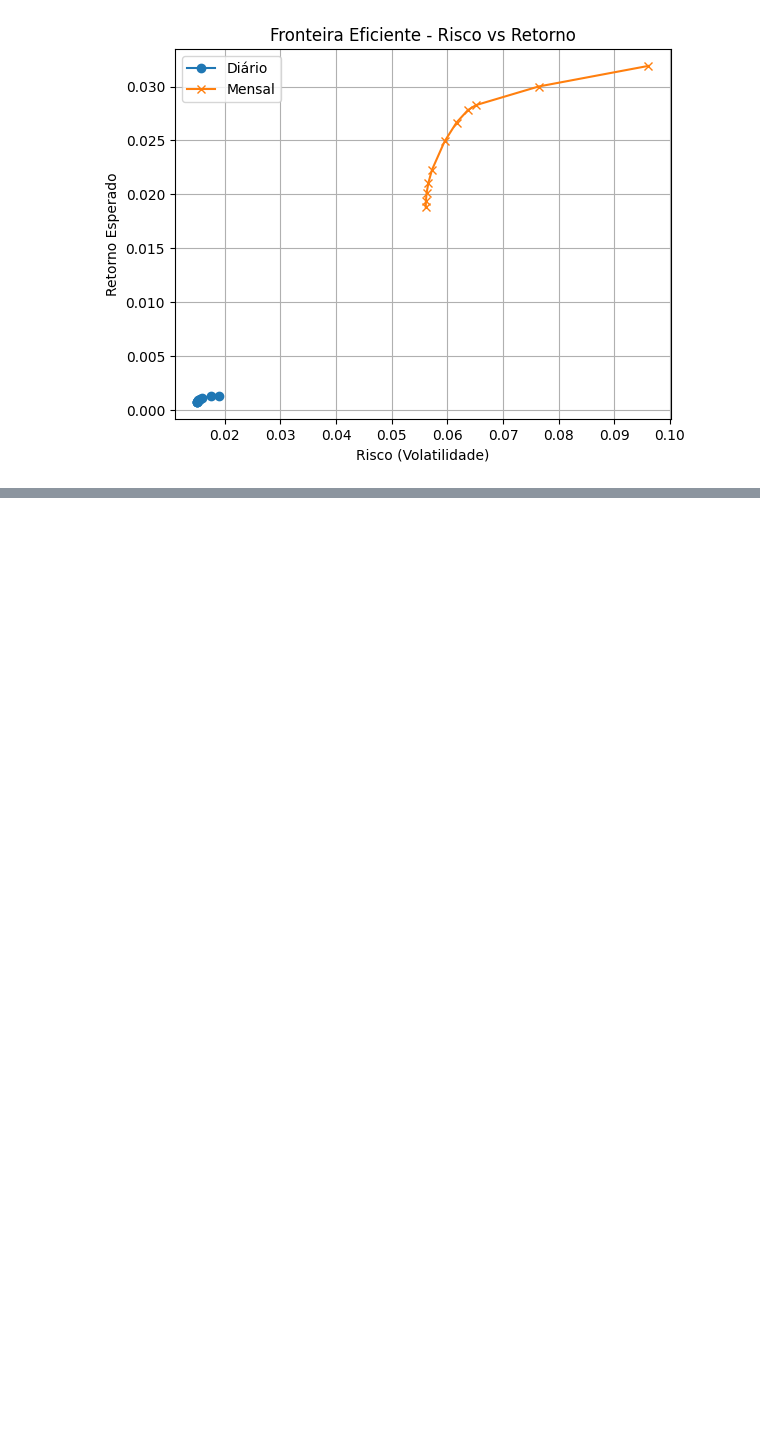
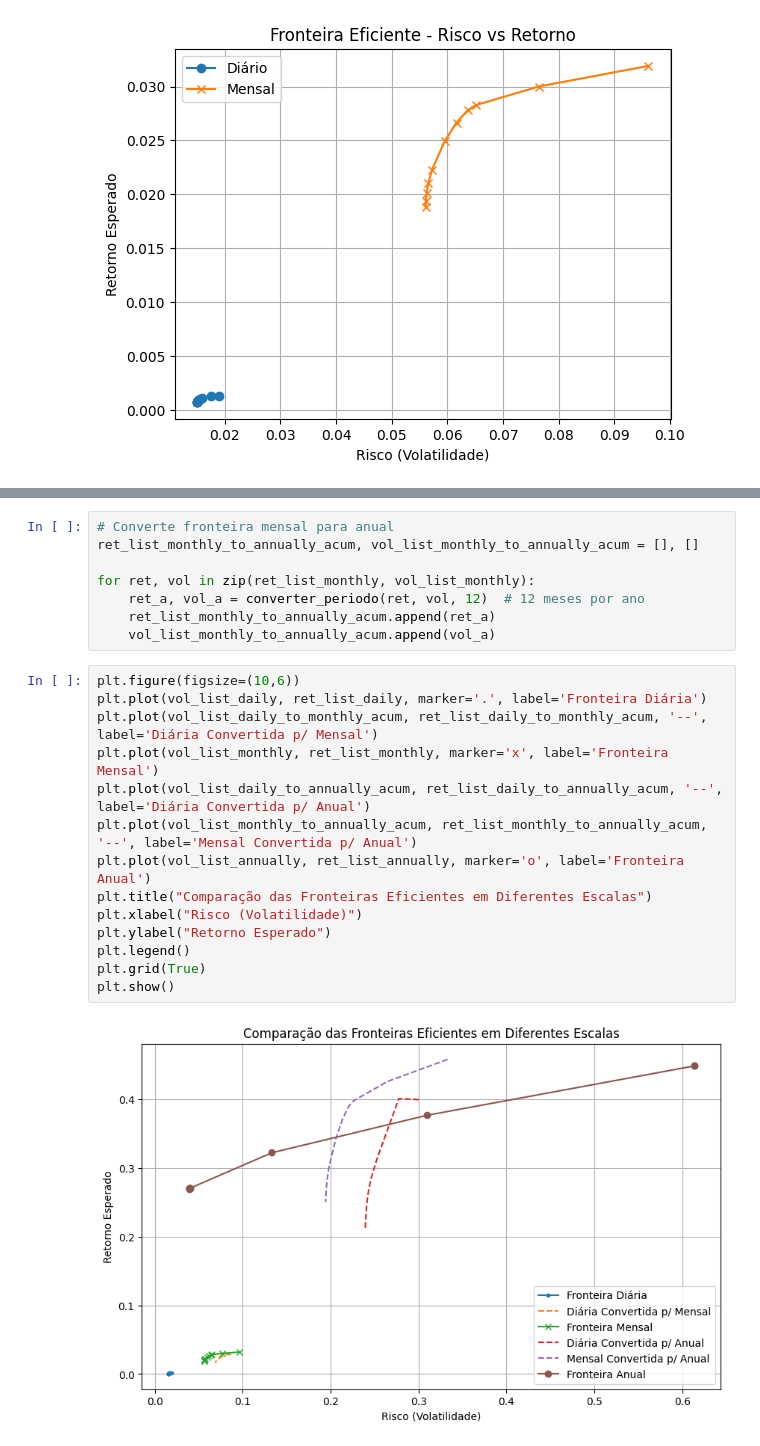
Before and after one commit to maronect/deep_learning_finance, a Jupyter notebook: notebooks/01-markowitz_optimization.ipynb, the cells around one changed output, grey strips where cells are left out. Drawn from its saved outputs; the diff is of its cells as text; blank space fills up the shorter version.

```diff
--- a/notebooks/01-markowitz_optimization.ipynb
+++ b/notebooks/01-markowitz_optimization.ipynb
@@ -184 +193,25 @@ vol_list_daily_acum
+# %%
+# Converte fronteira mensal para anual
+ret_list_monthly_to_annually_acum, vol_list_monthly_to_annually_acum = [], []
+
+for ret, vol in zip(ret_list_monthly, vol_list_monthly):
+    ret_a, vol_a = converter_periodo(ret, vol, 12)  # 12 meses por ano
+    ret_list_monthly_to_annually_acum.append(ret_a)
+    vol_list_monthly_to_annually_acum.append(vol_a)
+# %%
+plt.figure(figsize=(10,6))
+plt.plot(vol_list_daily, ret_list_daily, marker='.', label='Fronteira Diária')
+plt.plot(vol_list_daily_to_monthly_acum, ret_list_daily_to_monthly_acum, '--', label='Diária Convertida p/ Mensal')
+plt.plot(vol_list_monthly, ret_list_monthly, marker='x', label='Fronteira Mensal')
+plt.plot(vol_list_daily_to_annually_acum, ret_list_daily_to_annually_acum, '--', label='Diária Convertida p/ Anual')
+plt.plot(vol_list_monthly_to_annually_acum, ret_list_monthly_to_annually_acum, '--', label='Mensal Convertida p/ Anual')
+plt.plot(vol_list_annually, ret_list_annually, marker='o', label='Fronteira Anual')
+plt.title("Comparação das Fronteiras Eficientes em Diferentes Escalas")
+plt.xlabel("Risco (Volatilidade)")
+plt.ylabel("Retorno Esperado")
+plt.legend()
+plt.grid(True)
+plt.show()
+# %% [output]
+[figure, added]
 # %%
```
Also changed, not shown: parts of 14 cells of this notebook, 3 other files.
